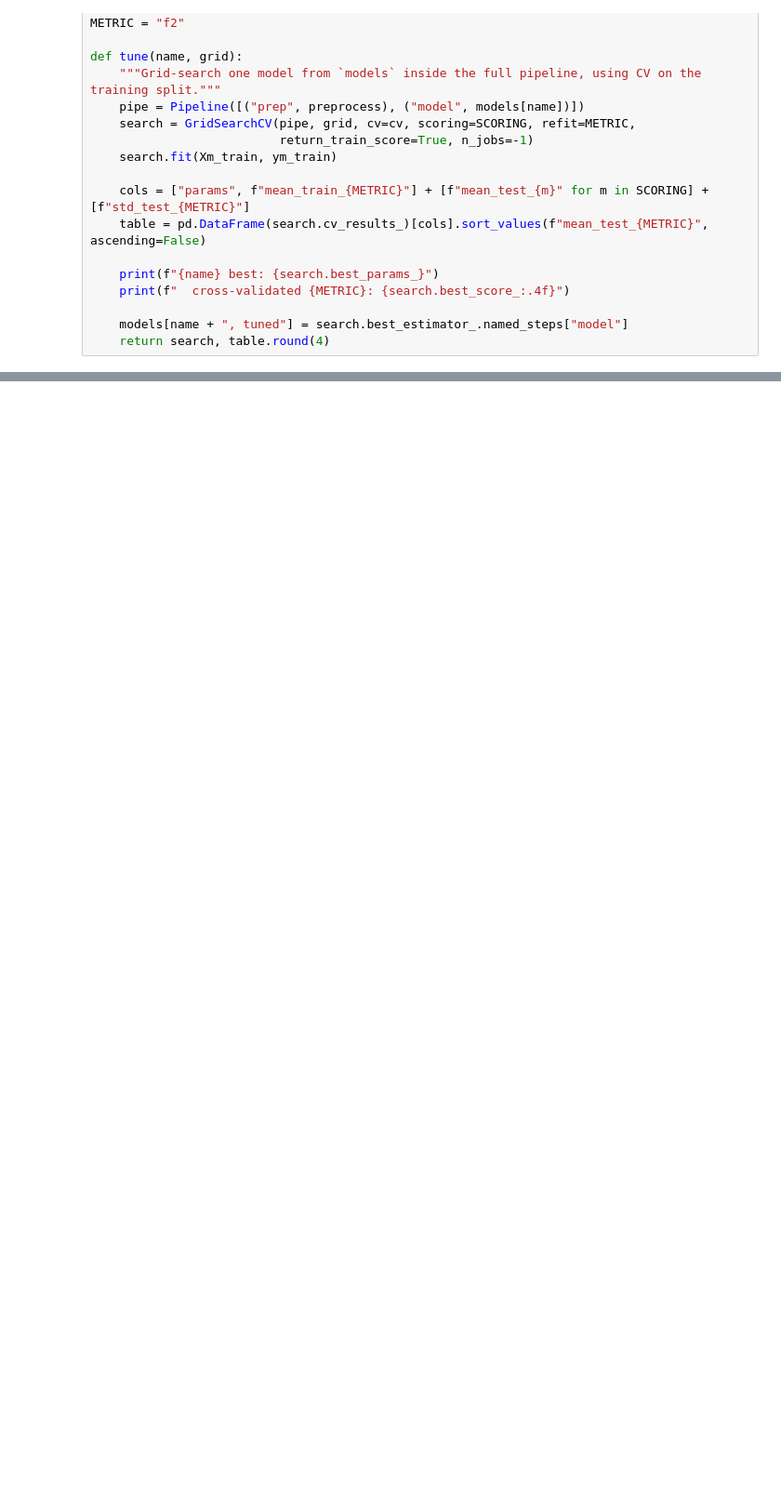
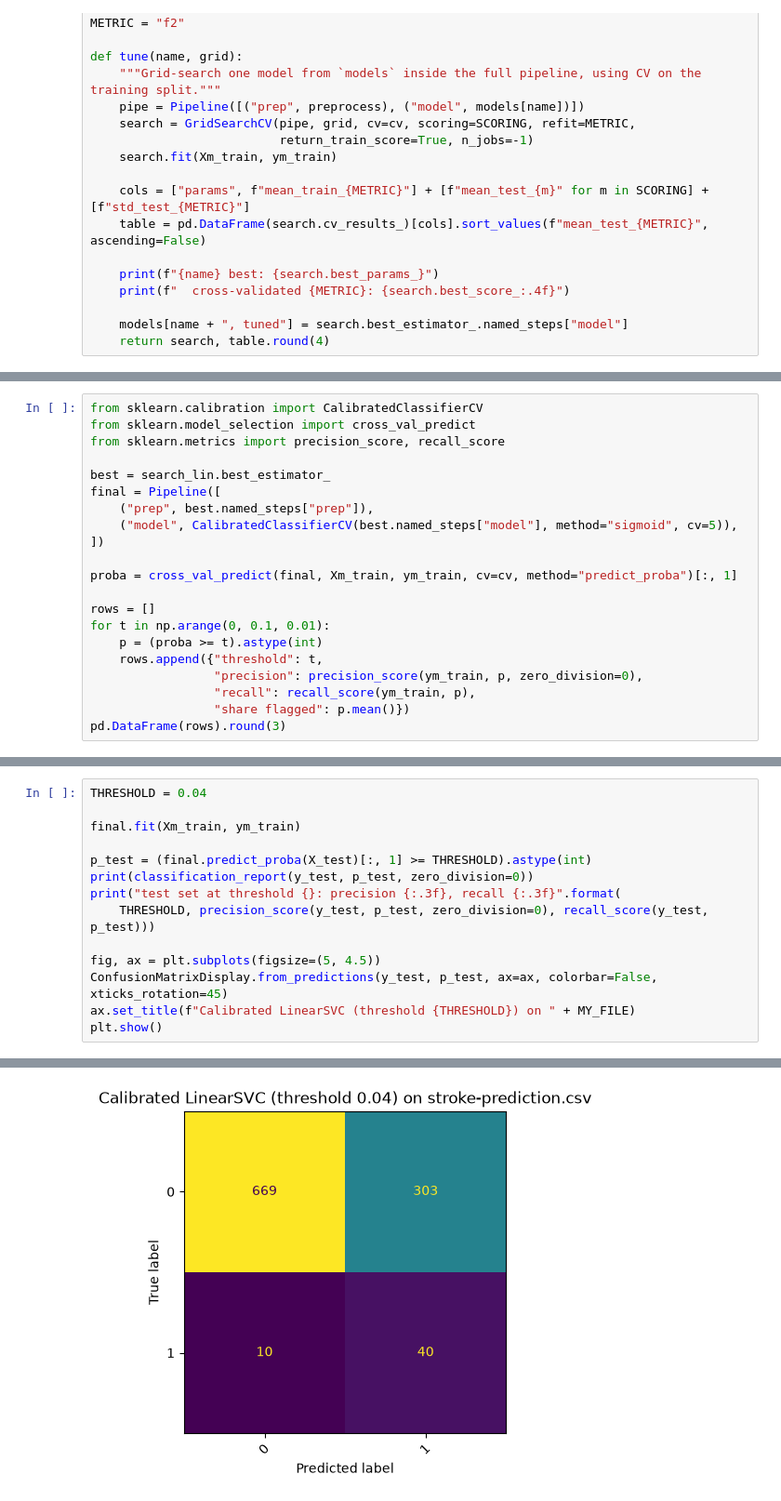
Before and after one commit to Lightfoot7/A.I.-Best-Team, a Jupyter notebook: SVM.ipynb, the cells around one changed output, grey strips where cells are left out. Shown at 93% size. Drawn from its saved outputs; the diff is of its cells as text; blank space fills up the shorter version.

Commit message:
SVM final updates. Confusion matrix can be found at the end..

```diff
--- a/SVM.ipynb
+++ b/SVM.ipynb
@@ -347,0 +335,21 @@ results
+# %%
+from sklearn.calibration import CalibratedClassifierCV
+from sklearn.model_selection import cross_val_predict
+from sklearn.metrics import precision_score, recall_score
+
+best = search_lin.best_estimator_
+final = Pipeline([
+    ("prep", best.named_steps["prep"]),
+    ("model", CalibratedClassifierCV(best.named_steps["model"], method="sigmoid", cv=5)),
+])
+
+proba = cross_val_predict(final, Xm_train, ym_train, cv=cv, method="predict_proba")[:, 1]
+
+rows = []
+for t in np.arange(0, 0.1, 0.01):
+    p = (proba >= t).astype(int)
+    rows.append({"threshold": t,
+                 "precision": precision_score(ym_train, p, zero_division=0),
+                 "recall": recall_score(ym_train, p),
+                 "share flagged": p.mean()})
+pd.DataFrame(rows).round(3)
@@ -347,0 +368,15 @@ results
+# %%
+THRESHOLD = 0.04
+
+final.fit(Xm_train, ym_train)
+
+p_test = (final.predict_proba(X_test)[:, 1] >= THRESHOLD).astype(int)
+print(classification_report(y_test, p_test, zero_division=0))
+print("test set at threshold {}: precision {:.3f}, recall {:.3f}".format(
+    THRESHOLD, precision_score(y_test, p_test, zero_division=0), recall_score(y_test, p_test)))
+
+fig, ax = plt.subplots(figsize=(5, 4.5))
+ConfusionMatrixDisplay.from_predictions(y_test, p_test, ax=ax, colorbar=False, xticks_rotation=45)
+ax.set_title(f"Calibrated LinearSVC (threshold {THRESHOLD}) on " + MY_FILE)
+plt.show()
+# %% [output]
@@ -347,0 +393 @@ results
+[figure, added]
```
Also changed, not shown: parts of 10 cells of this notebook.
